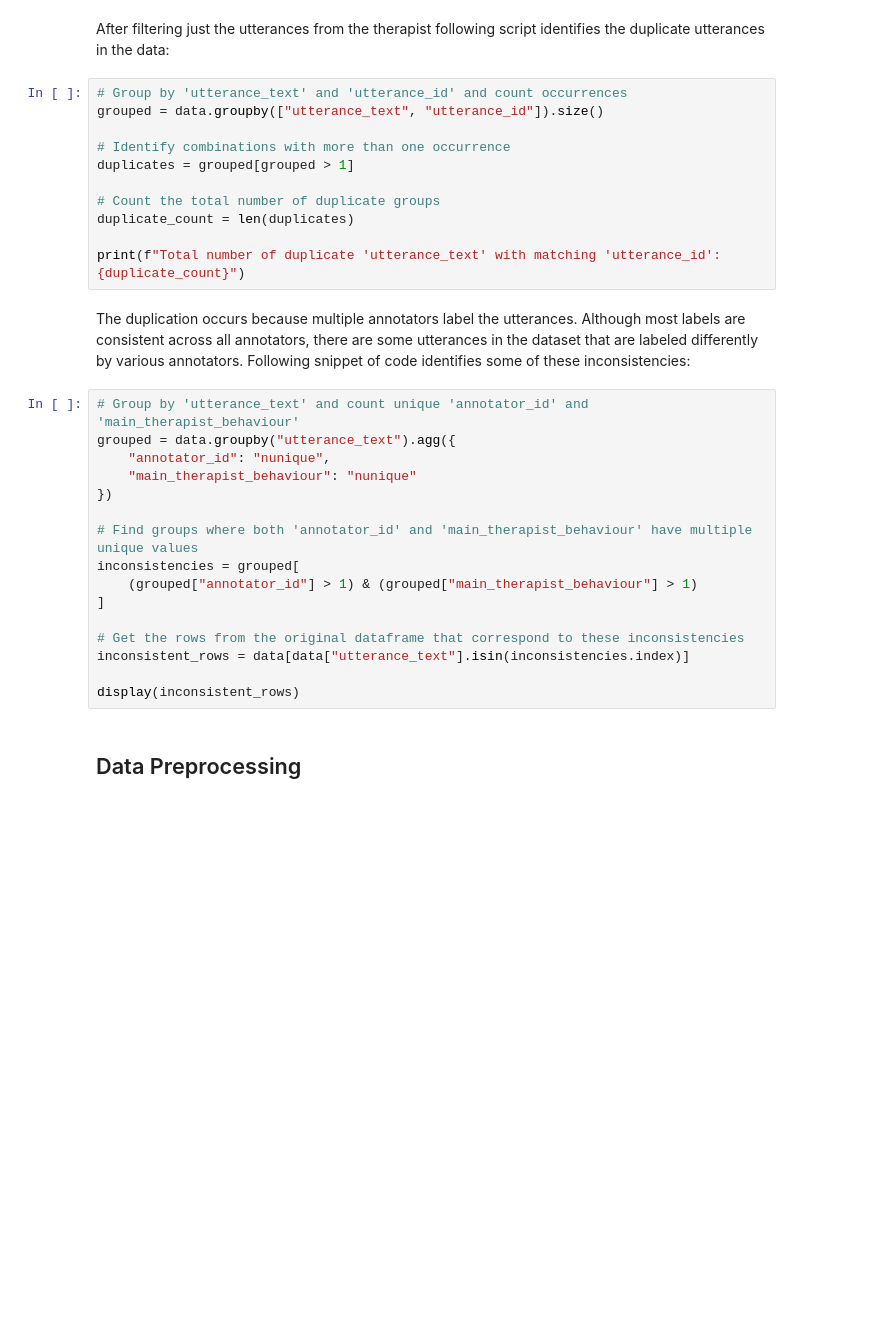
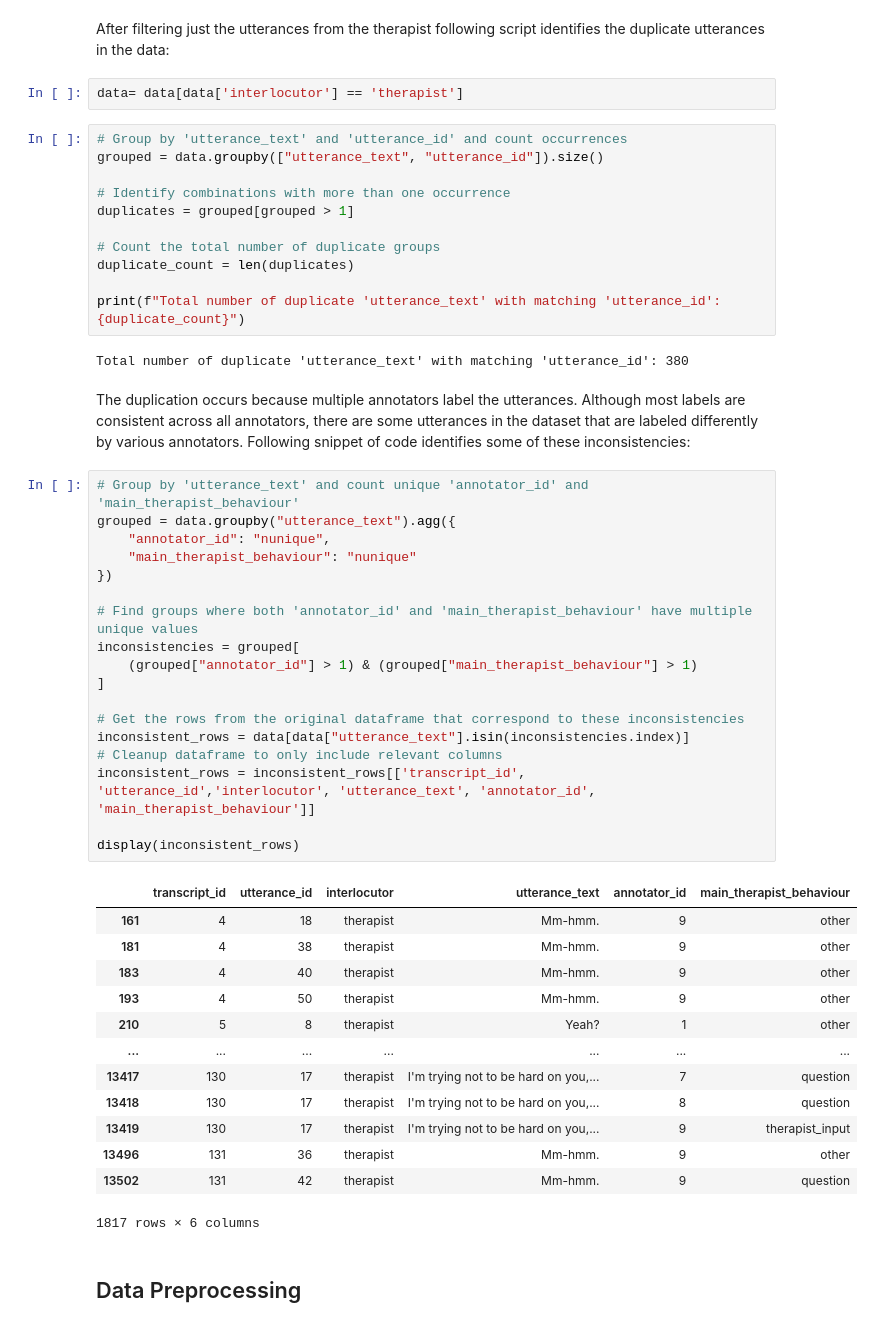
Before and after one commit to ameerhjanjua/TextClassificationProject, a Jupyter notebook: ReflexAI_TakeHome_Project.ipynb, the cells around one changed output. Cells and saved outputs as stored; diff of their text form; blank space fills up the shorter version.

```diff
--- a/ReflexAI_TakeHome_Project.ipynb
+++ b/ReflexAI_TakeHome_Project.ipynb
@@ -237,6 +238,8 @@ and hence are discarded for current analysis.
 #### 3. Data Duplication and Inconsistencies
 # %% [markdown]
 After filtering just the utterances from the therapist following script identifies the duplicate utterances in the data:
+# %%
+data= data[data['interlocutor'] == 'therapist']
 # %%
 # Group by 'utterance_text' and 'utterance_id' and count occurrences
 grouped = data.groupby(["utterance_text", "utterance_id"]).size()
@@ -248,24 +251,42 @@ duplicates = grouped[grouped > 1]
 duplicate_count = len(duplicates)
 
 print(f"Total number of duplicate 'utterance_text' with matching 'utterance_id': {duplicate_count}")
+# %% [output]
+Total number of duplicate 'utterance_text' with matching 'utterance_id': 380
 # %% [markdown]
 The duplication occurs because multiple annotators label the utterances. Although most labels are consistent across all annotators, there are some utterances in the dataset that are labeled differently by various annotators. Following snippet of code identifies some of these inconsistencies:
 # %%
 # Group by 'utterance_text' and count unique 'annotator_id' and 'main_therapist_behaviour'
 grouped = data.groupby("utterance_text").agg({
     "annotator_id": "nunique",
     "main_therapist_behaviour": "nunique"
 })
 
 # Find groups where both 'annotator_id' and 'main_therapist_behaviour' have multiple unique values
 inconsistencies = grouped[
     (grouped["annotator_id"] > 1) & (grouped["main_therapist_behaviour"] > 1)
 ]
 
 # Get the rows from the original dataframe that correspond to these inconsistencies
 inconsistent_rows = data[data["utterance_text"].isin(inconsistencies.index)]
+# Cleanup dataframe to only include relevant columns
+inconsistent_rows = inconsistent_rows[['transcript_id', 'utterance_id','interlocutor', 'utterance_text', 'annotator_id', 'main_therapist_behaviour']]
 
 display(inconsistent_rows)
+# %% [output]
+|  | transcript_id | utterance_id | interlocutor | utterance_text | annotator_id | main_therapist_behaviour |
+| 161 | 4 | 18 | therapist | Mm-hmm. | 9 | other |
+| 181 | 4 | 38 | therapist | Mm-hmm. | 9 | other |
+| 183 | 4 | 40 | therapist | Mm-hmm. | 9 | other |
+| 193 | 4 | 50 | therapist | Mm-hmm. | 9 | other |
+| 210 | 5 | 8 | therapist | Yeah? | 1 | other |
+| ... | ... | ... | ... | ... | ... | ... |
+| 13417 | 130 | 17 | therapist | I'm trying not to be hard on you,... | 7 | question |
+| 13418 | 130 | 17 | therapist | I'm trying not to be hard on you,... | 8 | question |
+| 13419 | 130 | 17 | therapist | I'm trying not to be hard on you,... | 9 | therapist_input |
+| 13496 | 131 | 36 | therapist | Mm-hmm. | 9 | other |
+| 13502 | 131 | 42 | therapist | Mm-hmm. | 9 | question |
+1817 rows × 6 columns
 # %% [markdown]
 ## Data Preprocessing
 # %% [markdown]
```
Also changed, not shown: parts of 13 cells of this notebook.
